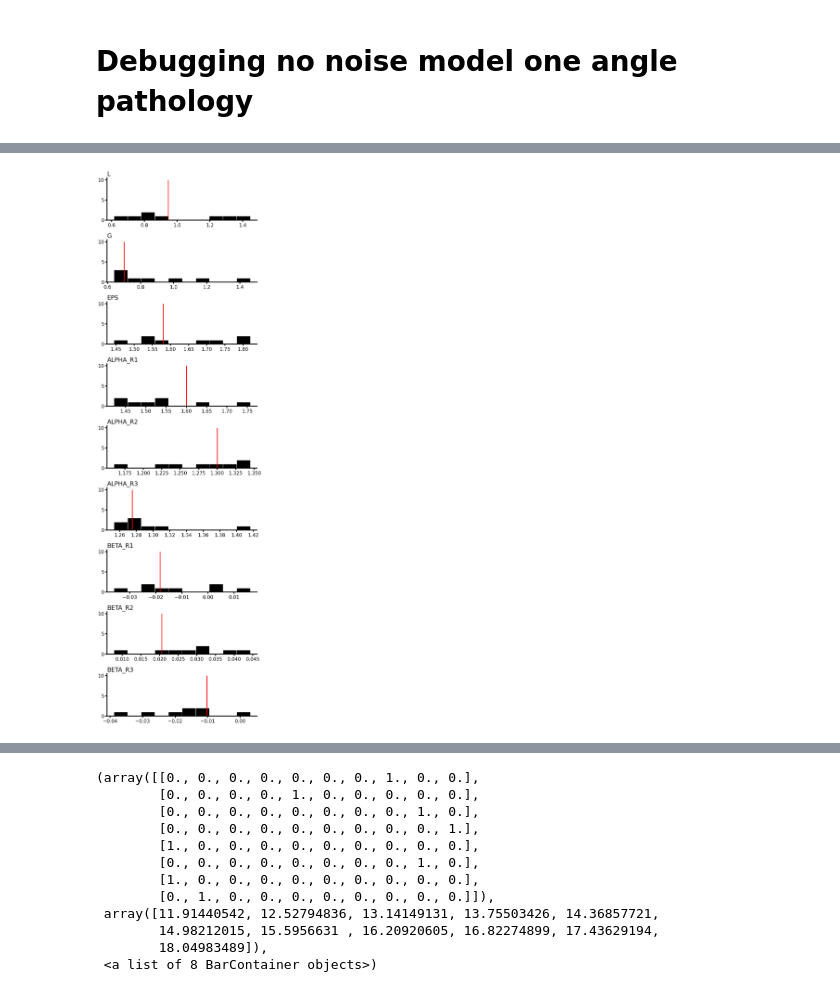
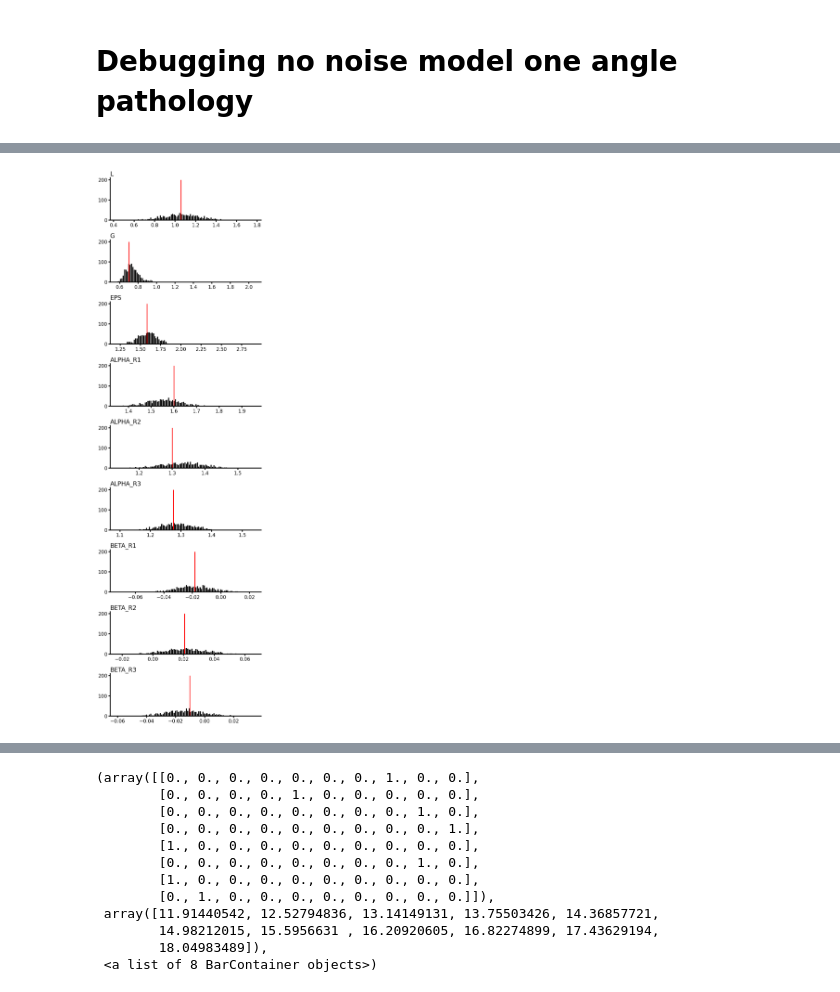
Before and after one commit to adam-bauer-34/learning_sai, a Jupyter notebook: analysis/notebooks/debugging.ipynb, the cells around one changed output, grey strips where cells are left out. Saved outputs shown, nothing was run; the diff lists cells and outputs as text; code cells hidden in the pictures.

```diff
--- a/analysis/notebooks/debugging.ipynb
+++ b/analysis/notebooks/debugging.ipynb
@@ -80,15 +99,23 @@ plt.plot(ds.time, ds.obs.sel(obs_var='T1'), color='r', linestyle='solid')
 # %%
-vars = ['L', 'G', 'EPS', 'ALPHA_R1', 'ALPHA_R2', 'ALPHA_R3', 'BETA_R1', 'BETA_R2', 'BETA_R3']
-trs = [3/(4.58 * np.log(2)), 0.7, 1.58, 1.6, 1.3, 1.275, -0.018414, 0.020608218919685985, -0.01023]
+def get_corner(ds, n_reg):
+    if n_reg == 2:
+        vars = ['L', 'G', 'EPS', 'ALPHA_R1', 'ALPHA_R2', 'BETA_R1', 'BETA_R2']
+        trs = [(4.58 * np.log(2))/3, 0.7, 1.58, 1.6, 1.3, -0.01812132, 0.016202757620374424]
+    else:
+        vars = ['L', 'G', 'EPS', 'ALPHA_R1', 'ALPHA_R2', 'ALPHA_R3', 'BETA_R1', 'BETA_R2', 'BETA_R3']
+        trs = [(4.58 * np.log(2))/3, 0.7, 1.58, 1.6, 1.3, 1.275, -0.018414, 0.020608218919685985, -0.01023]
 
-fig, axs = plt.subplots(len(vars), figsize=(8, 26))
 
-for var, tr, ax in zip(vars, trs, axs.flatten()):
-    vals = ds.controls.sel(vari=var).values
-    ax.hist(vals)
-    ax.set_title(var)
-    ax.vlines(tr, ymin=0, ymax=10, color='r')
+    fig, axs = plt.subplots(len(vars), figsize=(8, 26))
 
-fig.tight_layout()
+    for var, tr, ax in zip(vars, trs, axs.flatten()):
+        vals = ds.controls.sel(vari=var).values
+        ax.hist(vals, bins=100)
+        ax.set_title(var)
+        ax.vlines(tr, ymin=0, ymax=200, color='r')
+
+    fig.tight_layout()
-# %% [output]
-[figure, removed]
+# %%
+get_corner(ds, n_reg=3)
+# %% [output]
+[figure, added]
```
Also changed, not shown: parts of 11 cells of this notebook, 4 other files.
